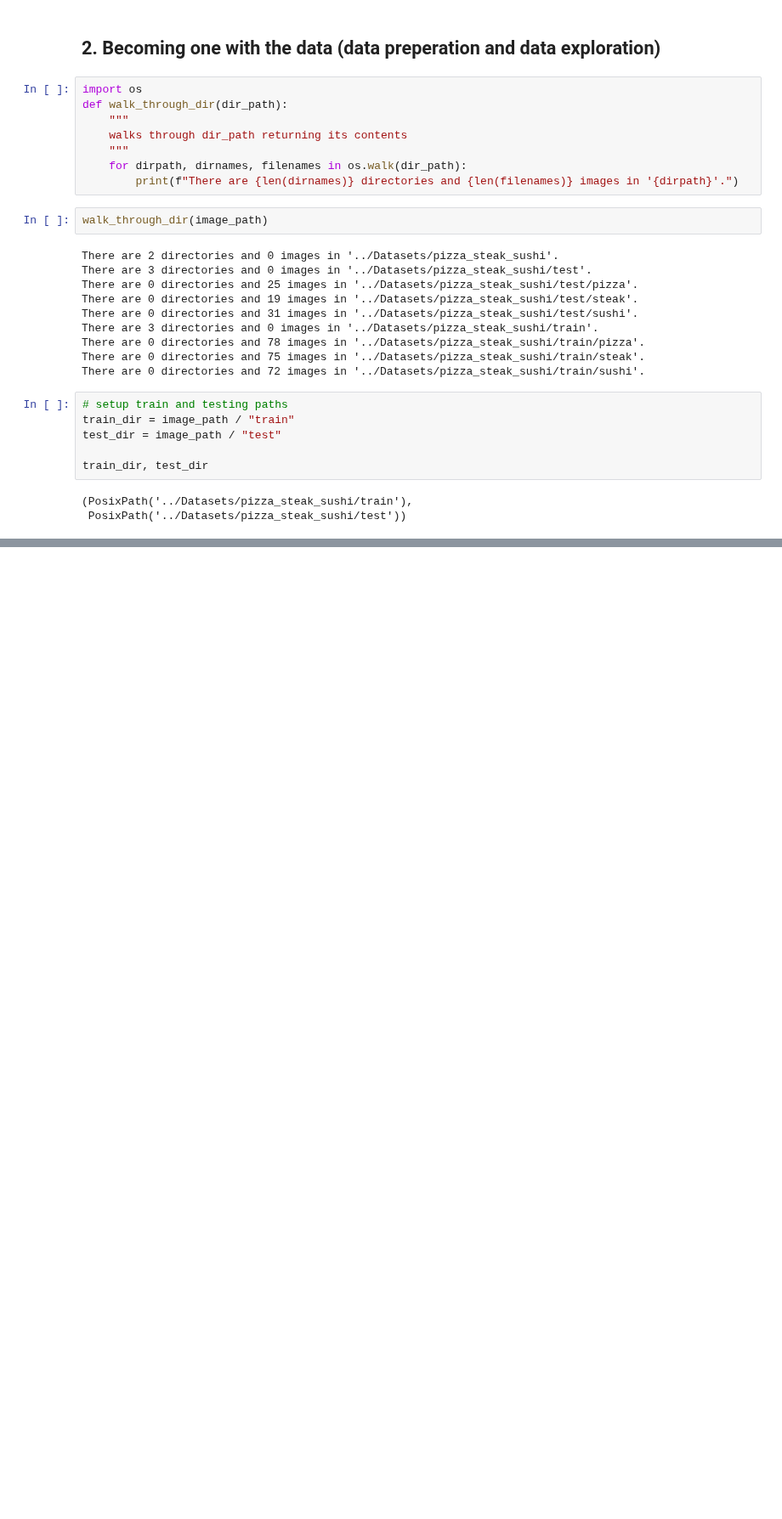
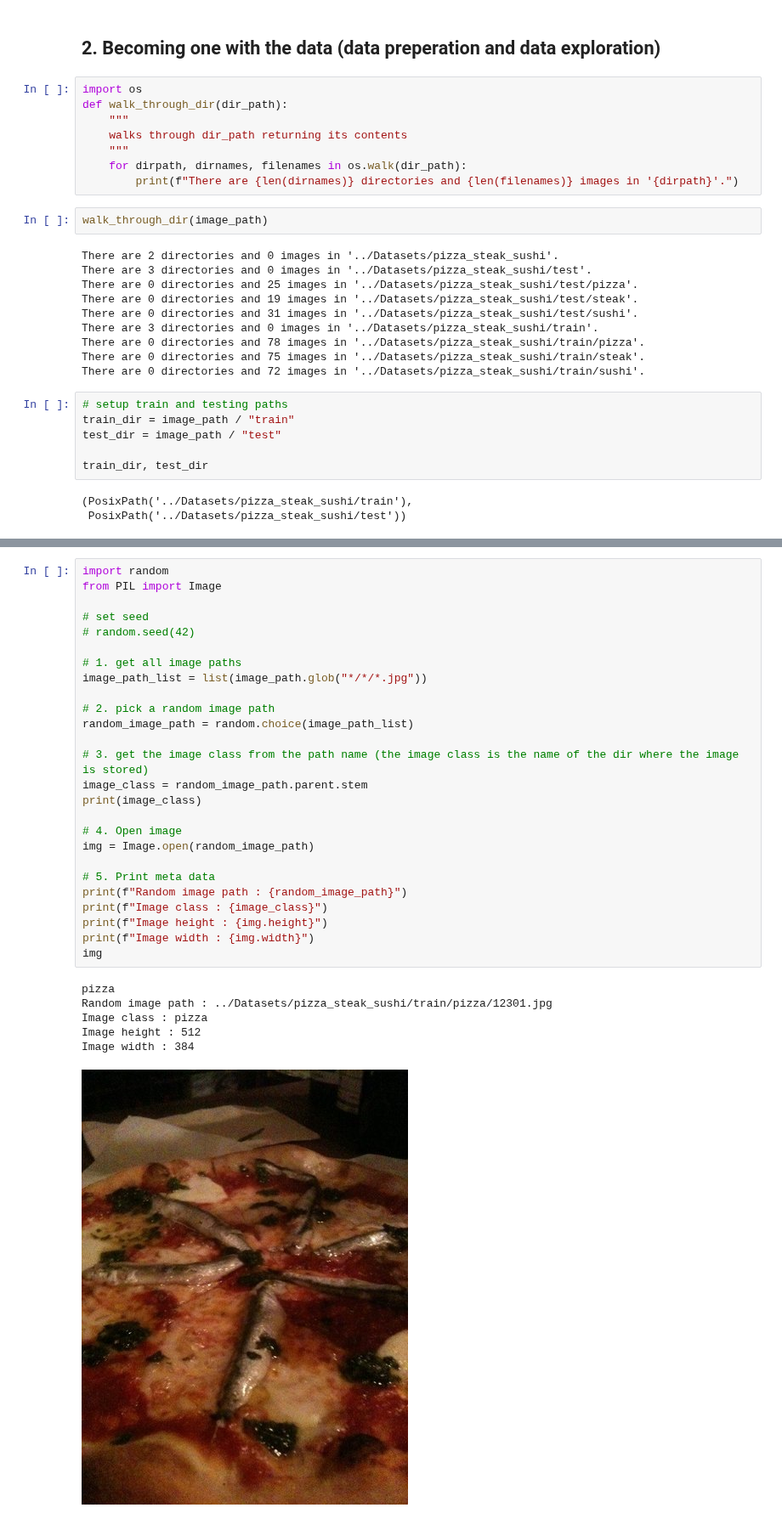
Before and after one commit to diyangraditya/PyTorchLearnings_UDEMY, a Jupyter notebook: Notebooks/UDEMY_04_PyTorch_custom_datasets.ipynb, the cells around one changed output, grey strips where cells are left out. Shown at 85% size. Cells and saved outputs as stored; diff of their text form; blank space fills up the shorter version.

Commit message:
visualize random image using PIL

```diff
--- a/Notebooks/UDEMY_04_PyTorch_custom_datasets.ipynb
+++ b/Notebooks/UDEMY_04_PyTorch_custom_datasets.ipynb
@@ -126,0 +136,33 @@ train_dir, test_dir
+# %%
+import random
+from PIL import Image
+
+# set seed
+# random.seed(42)
+
+# 1. get all image paths
+image_path_list = list(image_path.glob("*/*/*.jpg"))
+
+# 2. pick a random image path
+random_image_path = random.choice(image_path_list)
+
+# 3. get the image class from the path name (the image class is the name of the dir where the image is stored)
+image_class = random_image_path.parent.stem
+print(image_class)
+
+# 4. Open image
+img = Image.open(random_image_path)
+
+# 5. Print meta data
+print(f"Random image path : {random_image_path}")
+print(f"Image class : {image_class}")
+print(f"Image height : {img.height}")
+print(f"Image width : {img.width}")
+img
+# %% [output]
+pizza
+Random image path : ../Datasets/pizza_steak_sushi/train/pizza/12301.jpg
+Image class : pizza
+Image height : 512
+Image width : 384
+[figure, added]
```
Also changed, not shown: parts of 2 cells of this notebook.
